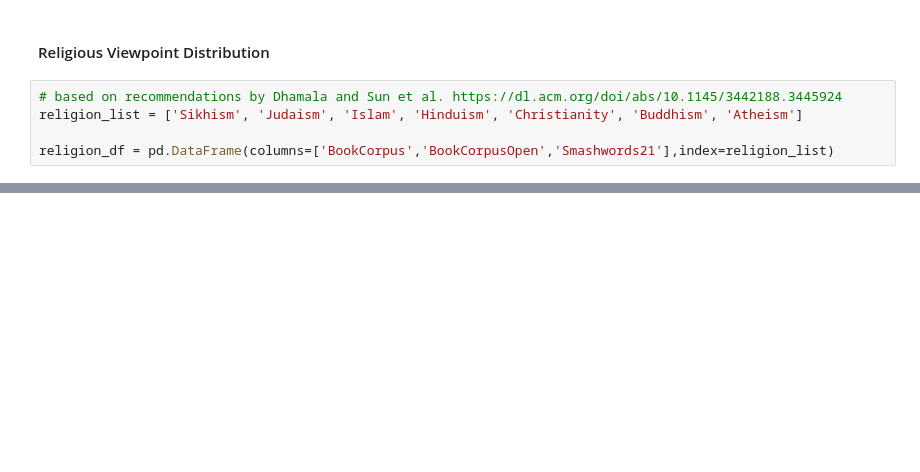
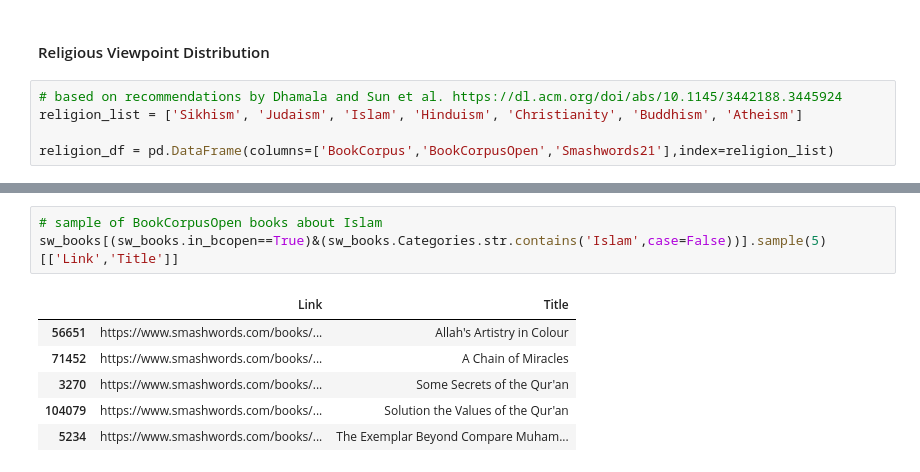
Before and after one commit to jackbandy/bookcorpus-datasheet, a Jupyter notebook: DataSheet.ipynb, the cells around one changed output, grey strips where cells are left out. Drawn from its saved outputs; the diff is of its cells as text; blank space fills up the shorter version.

```diff
--- a/DataSheet.ipynb
+++ b/DataSheet.ipynb
@@ -231,0 +271,10 @@ religion_df
+# %%
+# sample of BookCorpusOpen books about Islam
+sw_books[(sw_books.in_bcopen==True)&(sw_books.Categories.str.contains('Islam',case=False))].sample(5)[['Link','Title']]
+# %% [output]
+|  | Link | Title |
+| 56651 | https://www.smashwords.com/books/... | Allah's Artistry in Colour |
+| 71452 | https://www.smashwords.com/books/... | A Chain of Miracles |
+| 3270 | https://www.smashwords.com/books/... | Some Secrets of the Qur'an |
+| 104079 | https://www.smashwords.com/books/... | Solution the Values of the Qur'an |
+| 5234 | https://www.smashwords.com/books/... | The Exemplar Beyond Compare Muham... |
```
Also changed, not shown: parts of 12 cells of this notebook.
